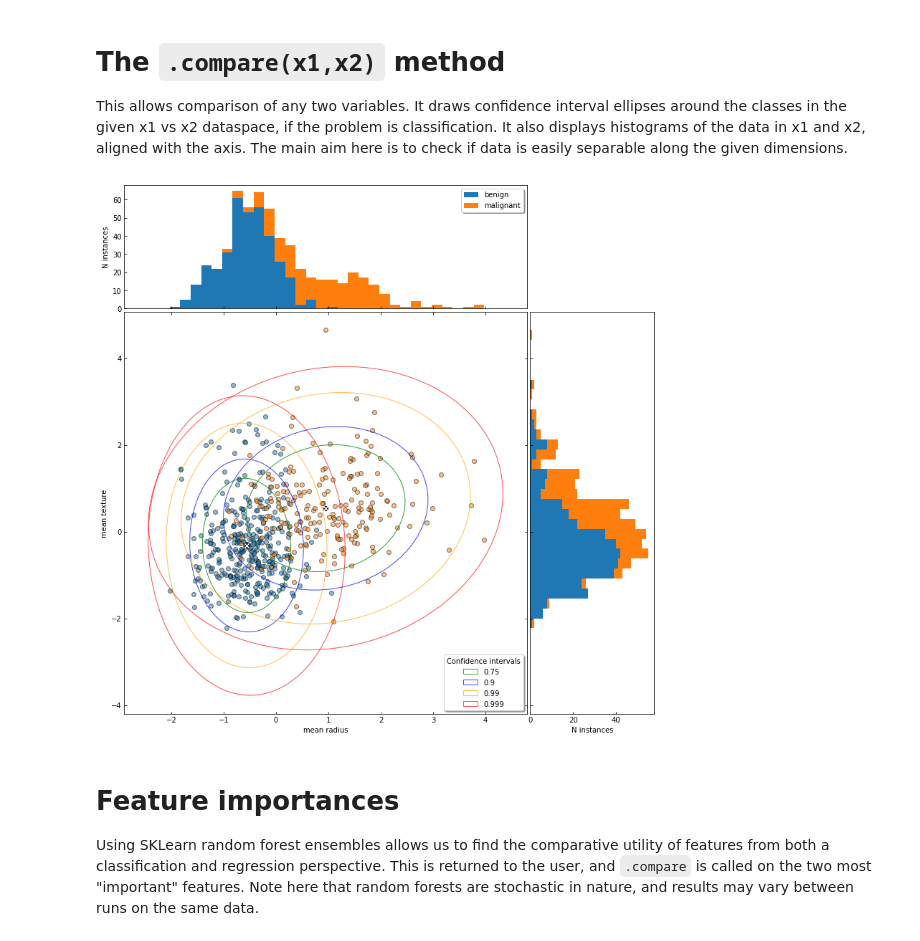
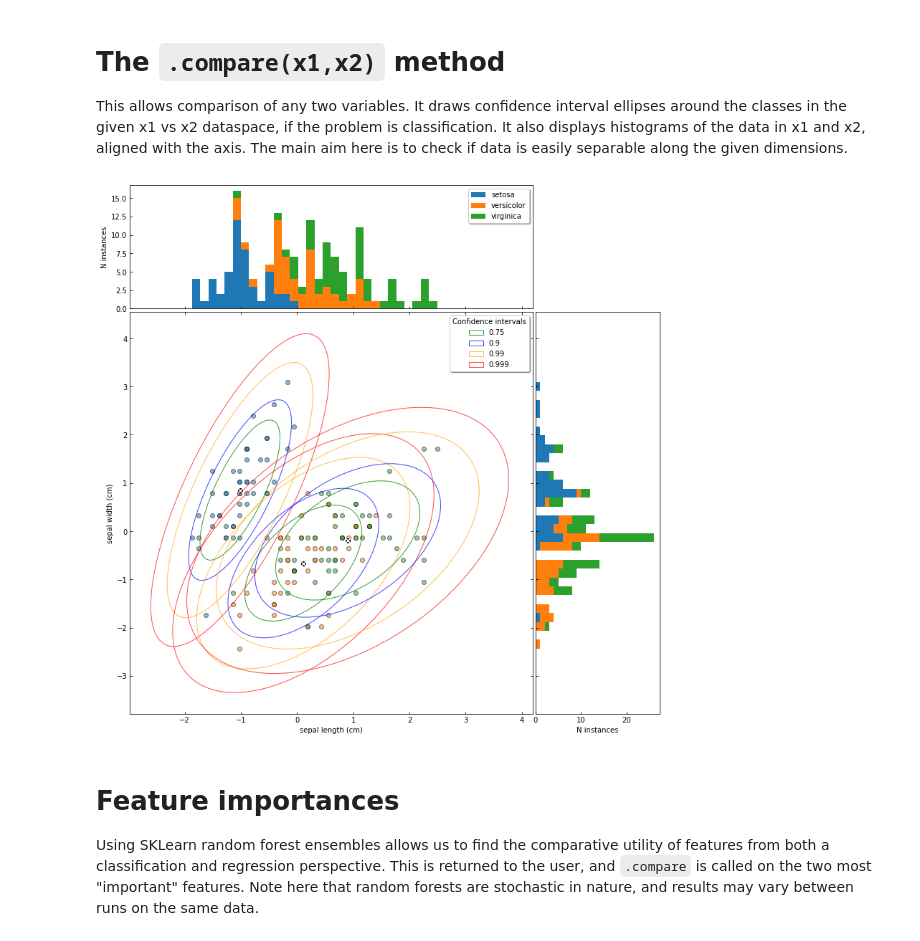
Before and after one commit to iaitp/2021-B, a Jupyter notebook: Notebook_example.ipynb, the cells around one changed output. Cells and saved outputs as stored; diff of their text form; code cells hidden in the pictures.

Commit message:
Small changes to backend and example notebook

```diff
--- a/Notebook_example.ipynb
+++ b/Notebook_example.ipynb
@@ -184,9 +184,9 @@ def construct_sklearn_dataset(dataset):
 
     return data
 # %%
-#data = construct_example_dataset(n_dimensions=2, circular=True)
+# data = construct_example_dataset(n_dimensions=2, circular=True)
 
-dataset = datasets.load_breast_cancer()
+dataset = datasets.load_iris()
 data = construct_sklearn_dataset(dataset)
 
 #Finally, initiate the analyser
@@ -212,9 +228,9 @@ It draws confidence interval ellipses around the classes in the given x1 vs x2 d
 It also displays histograms of the data in x1 and x2, aligned with the axis.
 The main aim here is to check if data is easily separable along the given dimensions.
 # %%
-analyse.compare(dataset["feature_names"][0], dataset["feature_names"][1])
+analyse.compare(analyse.datacols[0], analyse.datacols[1])
 # %% [output]
-[figure, old version]
+[figure, new version]
 # %% [markdown]
 # Feature importances
 
```
Also changed, not shown: parts of 8 cells of this notebook, 1 other file.
